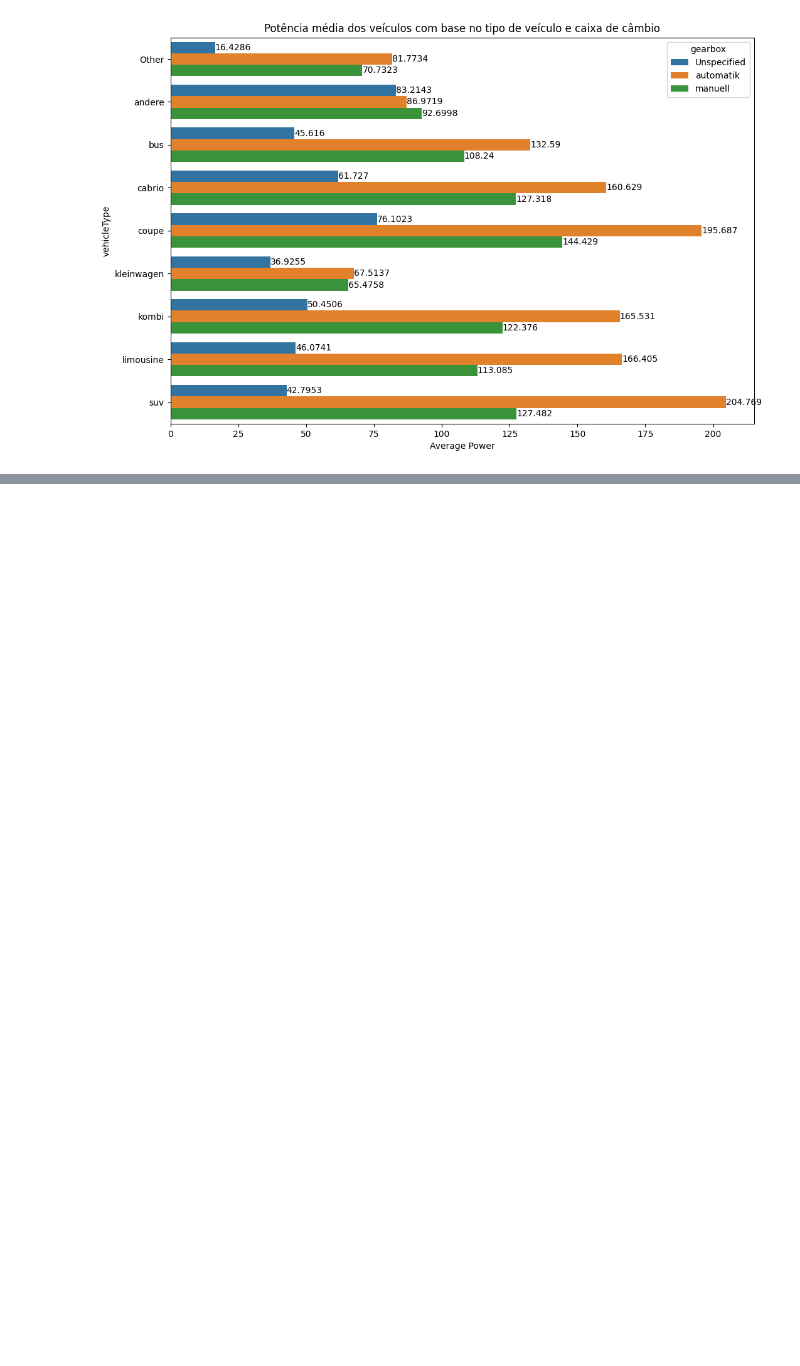
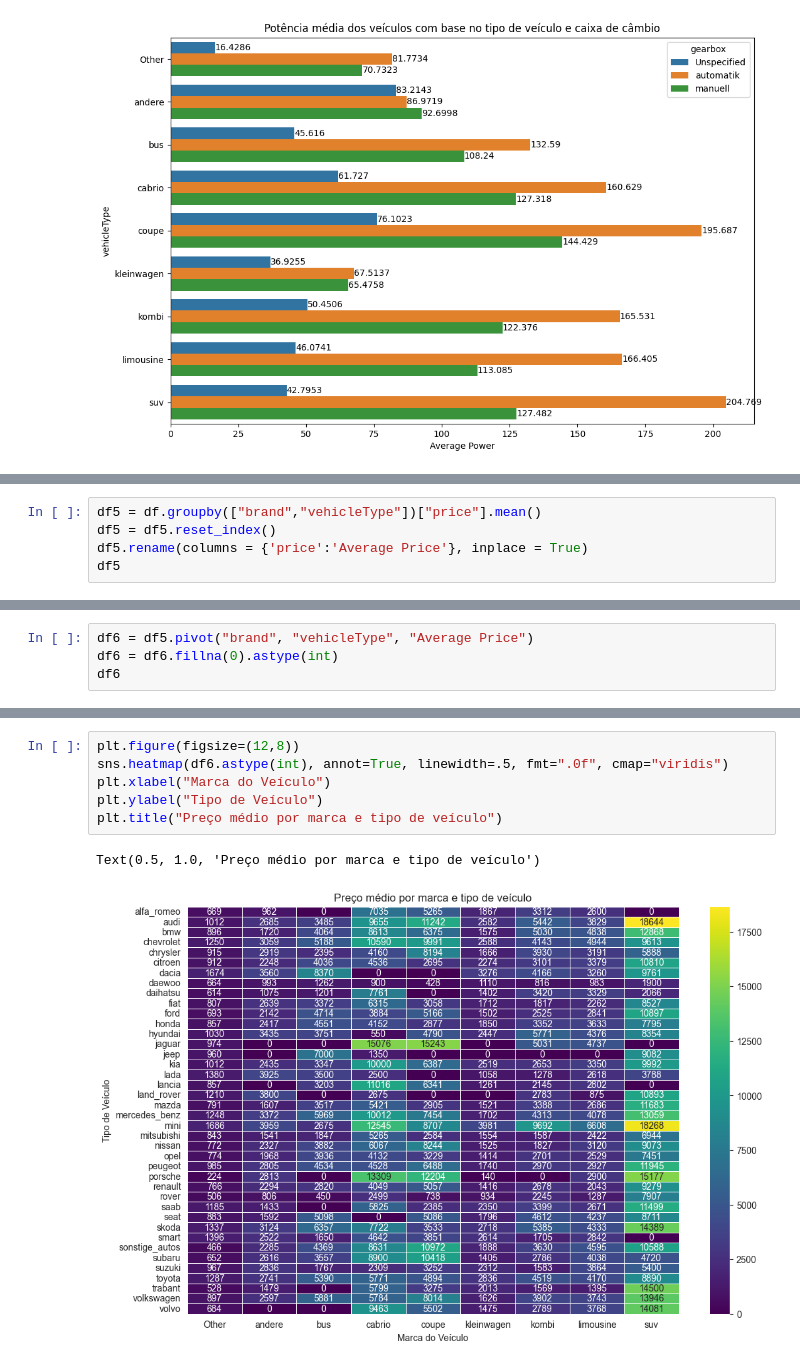
Before and after one commit to jllcen2011/Python_Fundamentos_para_Analise_de_Dados, a Jupyter notebook: 03 - MiniProjetoCap09/MiniProjetoCap09.ipynb, the cells around one changed output, grey strips where cells are left out. Saved outputs shown, nothing was run; the diff lists cells and outputs as text; blank space fills up the shorter version.

```diff
--- a/03 - MiniProjetoCap09/MiniProjetoCap09.ipynb
+++ b/03 - MiniProjetoCap09/MiniProjetoCap09.ipynb
@@ -194,0 +203,5 @@ for i in ay.containers:
+# %%
+df5 = df.groupby(["brand","vehicleType"])["price"].mean()
+df5 = df5.reset_index()
+df5.rename(columns = {'price':'Average Price'}, inplace = True)
+df5
@@ -194,0 +225,4 @@ for i in ay.containers:
+# %%
+df6 = df5.pivot("brand", "vehicleType", "Average Price")
+df6 = df6.fillna(0).astype(int)
+df6
@@ -194,0 +248,9 @@ for i in ay.containers:
+# %%
+plt.figure(figsize=(12,8))
+sns.heatmap(df6.astype(int), annot=True, linewidth=.5, fmt=".0f", cmap="viridis")
+plt.xlabel("Marca do Veículo")
+plt.ylabel("Tipo de Veículo")
+plt.title("Preço médio por marca e tipo de veículo")
+# %% [output]
+Text(0.5, 1.0, 'Preço médio por marca e tipo de veículo')
+[figure, added]
```
Also changed, not shown: parts of 7 cells of this notebook.
